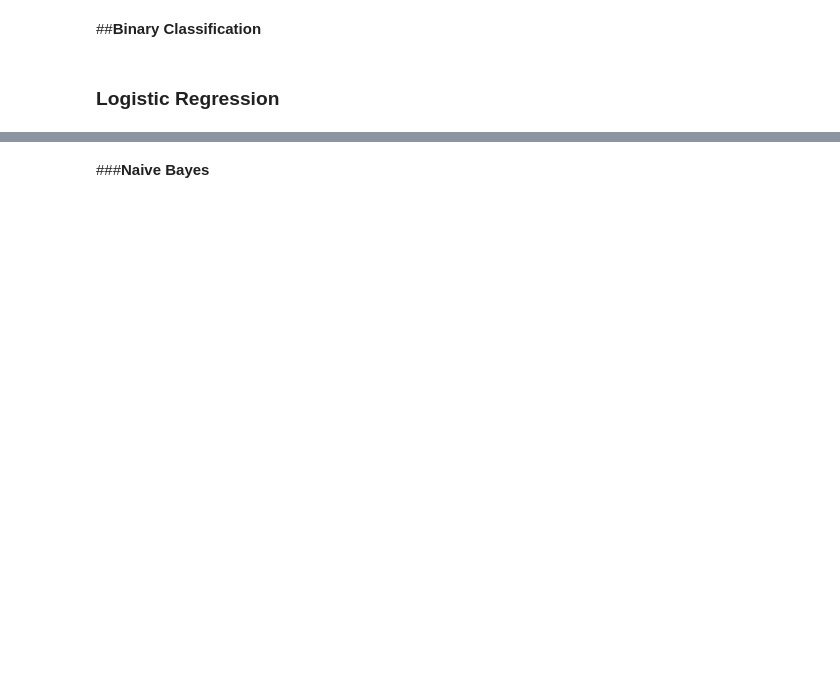
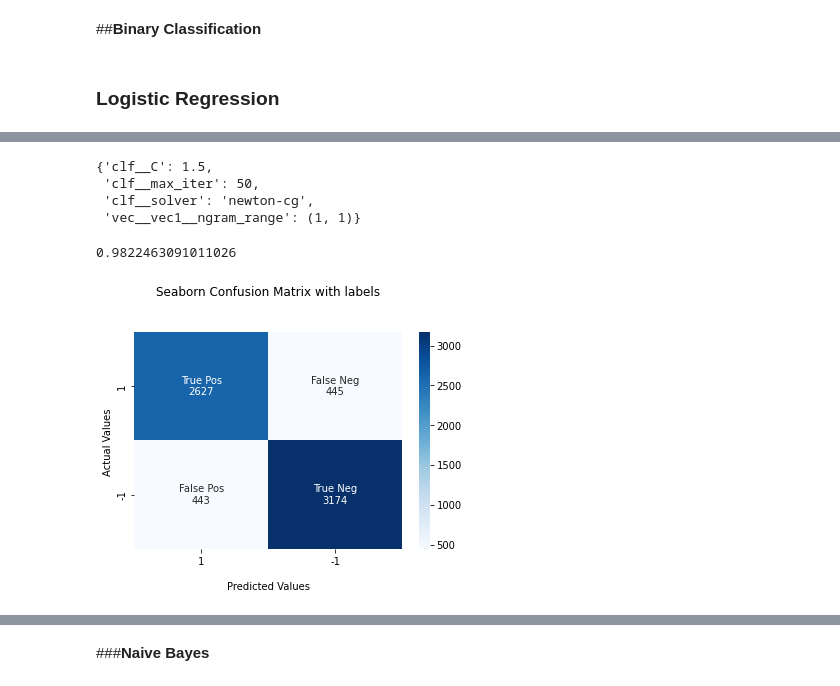
Before and after one commit to Yash1289/CoronaVirus_Tweet_Sentiment, a Jupyter notebook: Coronavirus_Tweet_Sentiment_Analysis_Capstone_Project.ipynb, the cells around one changed output, grey strips where cells are left out. Cells and saved outputs as stored; diff of their text form; code cells hidden in the pictures; blank space fills up the shorter version.

```diff
--- a/Coronavirus_Tweet_Sentiment_Analysis_Capstone_Project.ipynb
+++ b/Coronavirus_Tweet_Sentiment_Analysis_Capstone_Project.ipynb
@@ -1040,7 +1184,7 @@ print(classification_report(y_test,test_grid_preds))
 # %%
 corona_binary_df = corona_multi_df.copy()
 # %%
-neutral_tweets = corona_binary_df[corona_model_df["Sentiment"] == 0].index
+neutral_tweets = corona_binary_df[corona_binary_df["Sentiment"] == 0].index
 corona_binary_df.drop(neutral_tweets , inplace=True )
 # %%
 X = corona_binary_df[training_columns]
@@ -1122,0 +1269,22 @@ print(classification_report(y_test,test_preds))
+# %%
+logisticB_grid_model = LogisticRegression( )
+
+logB_grid_pipe = Pipeline([
+                  ('vec', column_transformer),
+                  ('clf', logisticB_grid_model)
+                ])
+# %%
+# HYperparameter Grid
+param_dict = {'clf__C': [2.5,3,1.5],
+              'clf__solver' : ["newton-cg"],
+              'clf__max_iter':[50,100],
+              "vec__vec1__ngram_range" : [(1,1),(1,2)],
+              }
+
+kfold = StratifiedKFold(n_splits=2)
+
+
+# Create an instance of the RandomForestRegressor
+logB_grid_model = GridSearchCV(logB_grid_pipe , param_grid=param_dict , cv = kfold , return_train_score=True, verbose=1)
+
+logB_grid_model.fit(X_train, y_train)
@@ -1122,0 +1307,19 @@ print(classification_report(y_test,test_preds))
+# %%
+logB_grid_model.best_params_
+# %% [output]
+{'clf__C': 1.5,
+ 'clf__max_iter': 50,
+ 'clf__solver': 'newton-cg',
+ 'vec__vec1__ngram_range': (1, 1)}
+# %%
+logB_grid_model.score(X_train ,y_train)
+# %% [output]
+0.9822463091011026
+# %%
+logB_train_grid_preds = logB_grid_model.predict(X_train)
+logB_test_grid_preds = logB_grid_model.predict(X_test)
+# %%
+cf_matrix_logB_grid = confusion_matrix(y_test, logB_test_grid_preds)
+Improved_cf_binary(cf_matrix_logB_grid)
+# %% [output]
+[figure, added]
```
Also changed, not shown: parts of 108 cells of this notebook.
